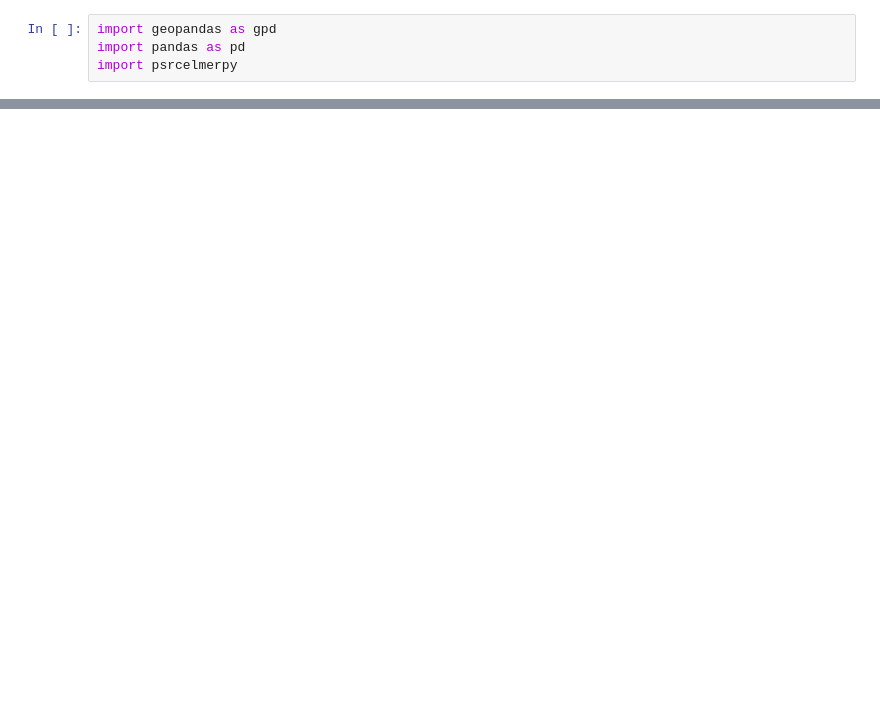
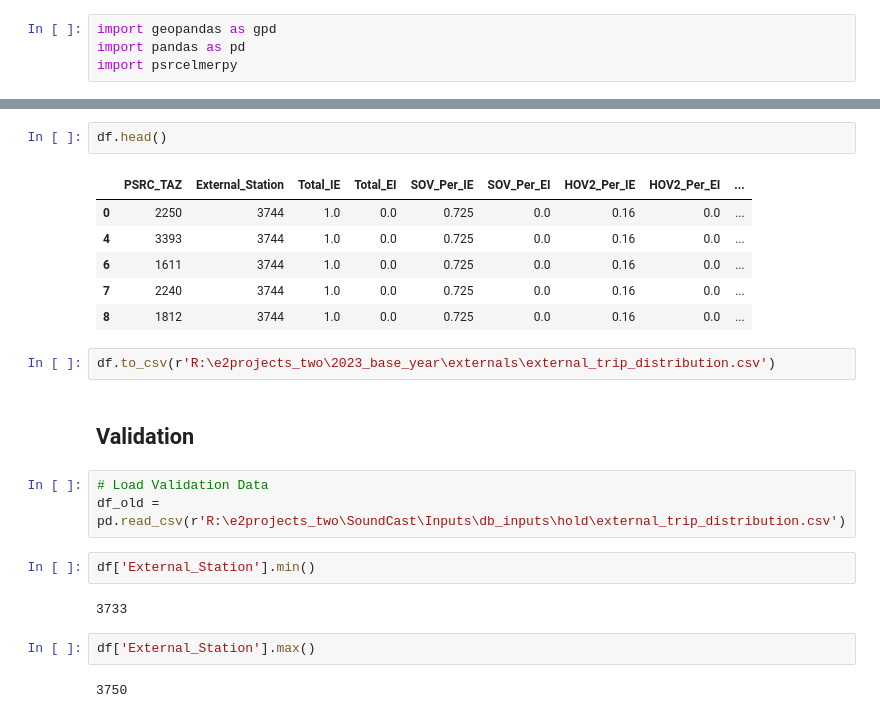
Before and after one commit to psrc/travel-modeling, a Jupyter notebook: base_year/external_trip_distribution.ipynb, the cells around one changed output, grey strips where cells are left out. Cells and saved outputs as stored; diff of their text form; blank space fills up the shorter version.

```diff
--- a/base_year/external_trip_distribution.ipynb
+++ b/base_year/external_trip_distribution.ipynb
@@ -157,0 +166,24 @@ df.to_csv(r'R:\e2projects_two\2023_base_year\externals\external_trip_distributio
+# %%
+df.head()
+# %% [output]
+|  | PSRC_TAZ | External_Station | Total_IE | Total_EI | SOV_Per_IE | SOV_Per_EI | HOV2_Per_IE | HOV2_Per_EI | ... |
+| 0 | 2250 | 3744 | 1.0 | 0.0 | 0.725 | 0.0 | 0.16 | 0.0 | ... |
+| 4 | 3393 | 3744 | 1.0 | 0.0 | 0.725 | 0.0 | 0.16 | 0.0 | ... |
+| 6 | 1611 | 3744 | 1.0 | 0.0 | 0.725 | 0.0 | 0.16 | 0.0 | ... |
+| 7 | 2240 | 3744 | 1.0 | 0.0 | 0.725 | 0.0 | 0.16 | 0.0 | ... |
+| 8 | 1812 | 3744 | 1.0 | 0.0 | 0.725 | 0.0 | 0.16 | 0.0 | ... |
+# %%
+df.to_csv(r'R:\e2projects_two\2023_base_year\externals\external_trip_distribution.csv')
+# %% [markdown]
+## Validation
+# %%
+# Load Validation Data
+df_old = pd.read_csv(r'R:\e2projects_two\SoundCast\Inputs\db_inputs\hold\external_trip_distribution.csv')
+# %%
+df['External_Station'].min()
+# %% [output]
+3733
+# %%
+df['External_Station'].max()
+# %% [output]
+3750
```
Also changed, not shown: parts of 51 cells of this notebook, 10 other files.
